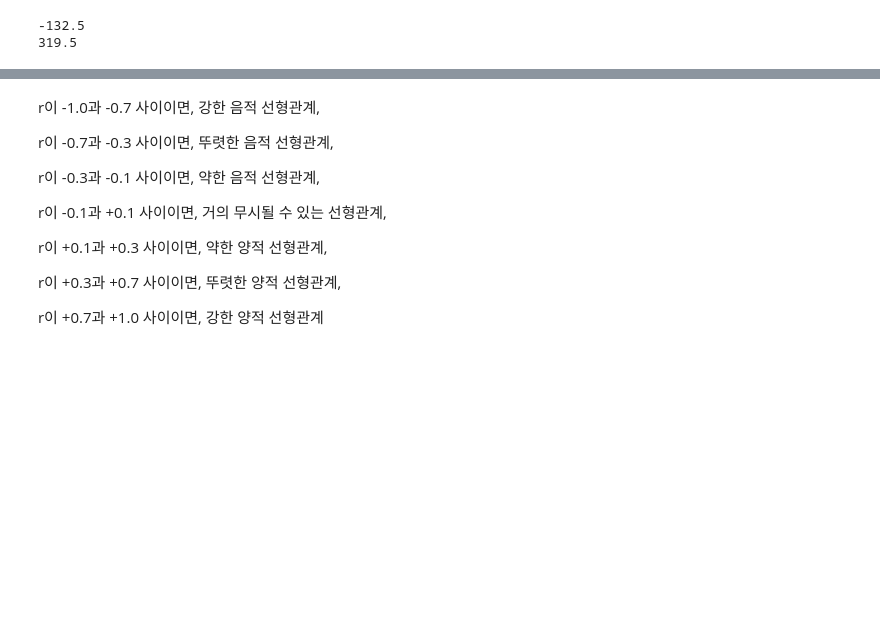
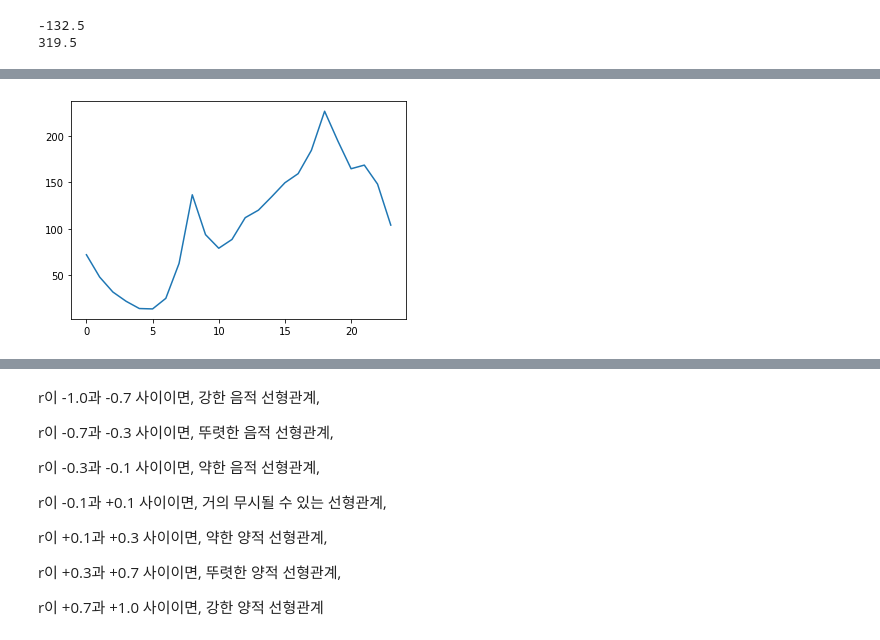
Before and after one commit to Jung0Jin/Pytorch_study, a Jupyter notebook: 2.선형회귀활용.ipynb, the cells around one changed output, grey strips where cells are left out. Saved outputs shown, nothing was run; the diff lists cells and outputs as text; code cells hidden in the pictures; blank space fills up the shorter version.

```diff
--- a/2.선형회귀활용.ipynb
+++ b/2.선형회귀활용.ipynb
@@ -133,0 +125,6 @@ sns.distplot(train['count'])
+# %%
+# hour가 시간 값이라서 이걸 처리해야하는데 어떻게 해주지?
+plt.plot(train.groupby('hour').mean().index, train.groupby('hour').mean()['count'])
+plt.show()
+# %% [output]
+[figure, added]
```
Also changed, not shown: parts of 16 cells of this notebook.
